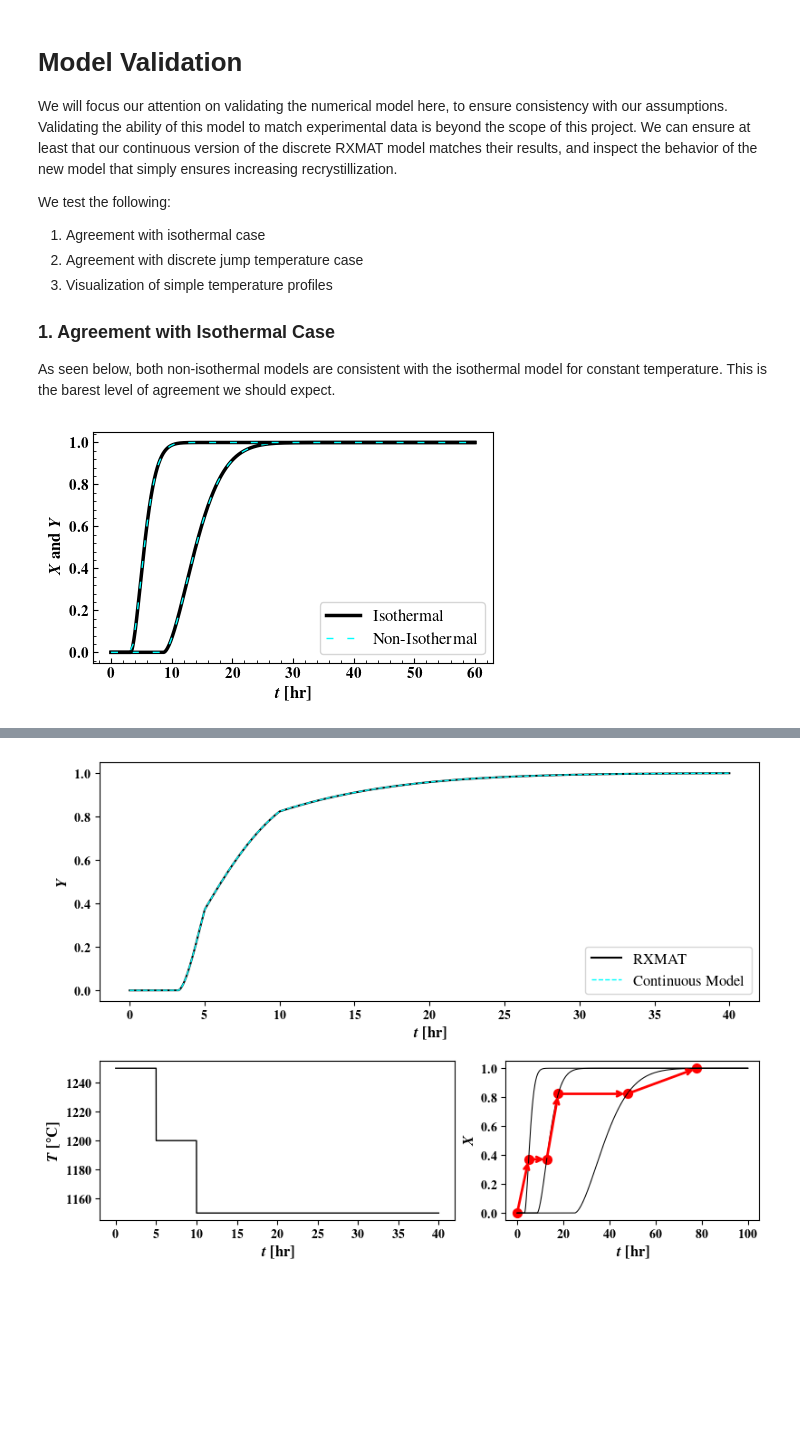
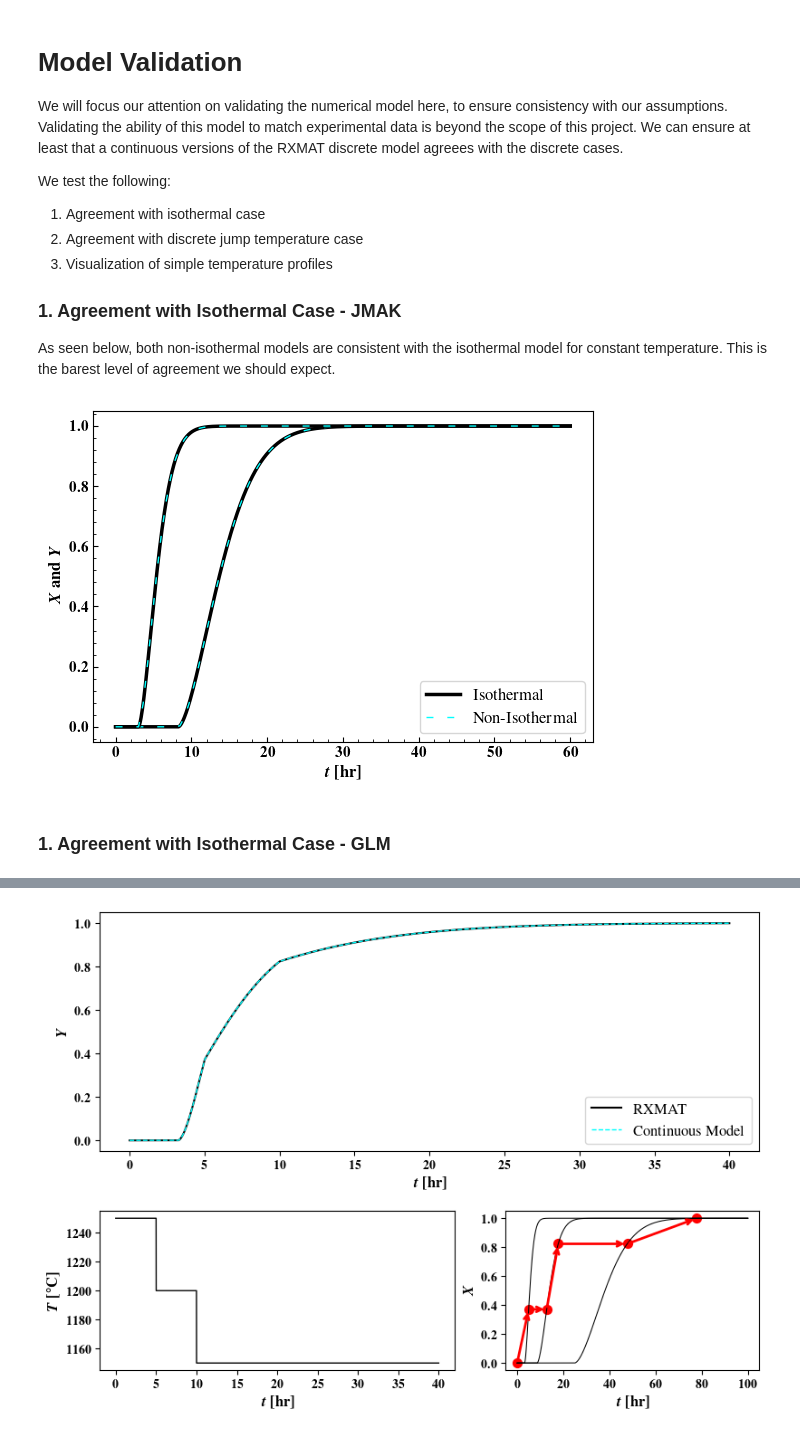
Before and after one commit to ml-ME-gatech/modeling_tungsten, a Jupyter notebook: recrystallization/non-isothermal_rx.ipynb, the cells around one changed output, grey strips where cells are left out. Saved outputs shown, nothing was run; the diff lists cells and outputs as text; code cells hidden in the pictures; blank space fills up the shorter version.

Commit message:
Completed Non-isothermal model Validation
Completed validation notebook for continuous non-isothermal recrystallization for the GLM model.

```diff
--- a/recrystallization/non-isothermal_rx.ipynb
+++ b/recrystallization/non-isothermal_rx.ipynb
@@ -315,41 +255,42 @@ def nonisothermal_glm_rxmat_integration(t: np.ndarray,
     return Y
 # %% [markdown]
 # Model Validation
-We will focus our attention on validating the numerical model here, to ensure consistency with our assumptions. Validating the ability of this model to match experimental data is beyond the scope of this project. We can ensure at least that our continuous version of the discrete RXMAT model matches their results, and inspect the behavior of the new model that simply ensures increasing recrystillization.
+We will focus our attention on validating the numerical model here, to ensure consistency with our assumptions. Validating the ability of this model to match experimental data is beyond the scope of this project. We can ensure at least that a continuous versions of the RXMAT discrete model agreees with the discrete cases.
 
 We test the following:
 1. Agreement with isothermal case
 2. Agreement with discrete jump temperature case
 3. Visualization of simple temperature profiles
 
-### 1. Agreement with Isothermal Case
+### 1. Agreement with Isothermal Case - JMAK
 As seen below, both non-isothermal models are consistent with the isothermal model for constant temperature. This is the barest level of agreement we should expect.
 # %%
 t_eval = np.linspace(0,60*3600,100)
 t_func = np.linspace(0.,60*3600,1000)
 
-with open('.model/JMAK_alfonso_data_hr_robust weighted.pkl','rb') as f:
+with open('.model/JMAK_alfonso_data_hr_weighted.pkl','rb') as f:
     jmak_model = pickle.load(f)
 
-fig,ax = plt.subplots(figsize = (4.75,3.))
+fig,ax = plt.subplots(figsize = (5.75,4.))
 setup_axis_default(ax)
+
 for i,T in enumerate([1200,1250]):
     T_iso = T + 273.15
-    Y1 = nonisothermal_jmak_rx_integration_simple(t_eval, lambda x: T_iso, jmak_model)
-    Y2 = nonisothermal_jmak_rx_integration(t_eval, lambda x: T_iso, lambda x: 0, jmak_model)
+    Y = nonisothermal_jmak_rx_integration(t_eval, lambda x: T_iso, jmak_model)
     X = jmak_model.predict(np.array([t_func,T_iso*np.ones_like(t_func)]).T)
     ax.plot(t_func/3600,X,label = 'Isothermal' if i == 0 else None,lw = 2.5,color = 'k',ls = '-')
-    ax.plot(t_eval/3600,Y1,label = 'Non-Isothermal' if i == 0 else None,lw = 1,color = 'cyan',ls = '--',dashes = (5,10))
-    #ax.plot(t_eval/3600,Y2,label = 'rate dependent non-isothermal' if i == 0 else None,lw = 1,color = 'red',ls = ':')
+    ax.plot(t_eval/3600,Y,label = 'Non-Isothermal' if i == 0 else None,lw = 1,color = 'cyan',ls = '--',dashes = (5,10))
 
 ax.set_xlabel(r'\textbf{$t$ [hr]}',fontsize = 12)
 ax.set_ylabel(r'$X$ \textbf{and} $Y$',fontsize = 12)
 
 ax.legend(fontsize = 12)
 fig.tight_layout()
 fig.savefig('.temp_images/jmak_anisothermal_valid.svg')
 # %% [output]
-[figure, old version]
+[figure, new version]
+# %% [markdown]
+### 1. Agreement with Isothermal Case - GLM
 # %%
 t_eval = np.linspace(0,60*3600,100)
 t_func = np.linspace(0.,60*3600,1000)
```
Also changed, not shown: parts of 20 cells of this notebook, 19 other files.
